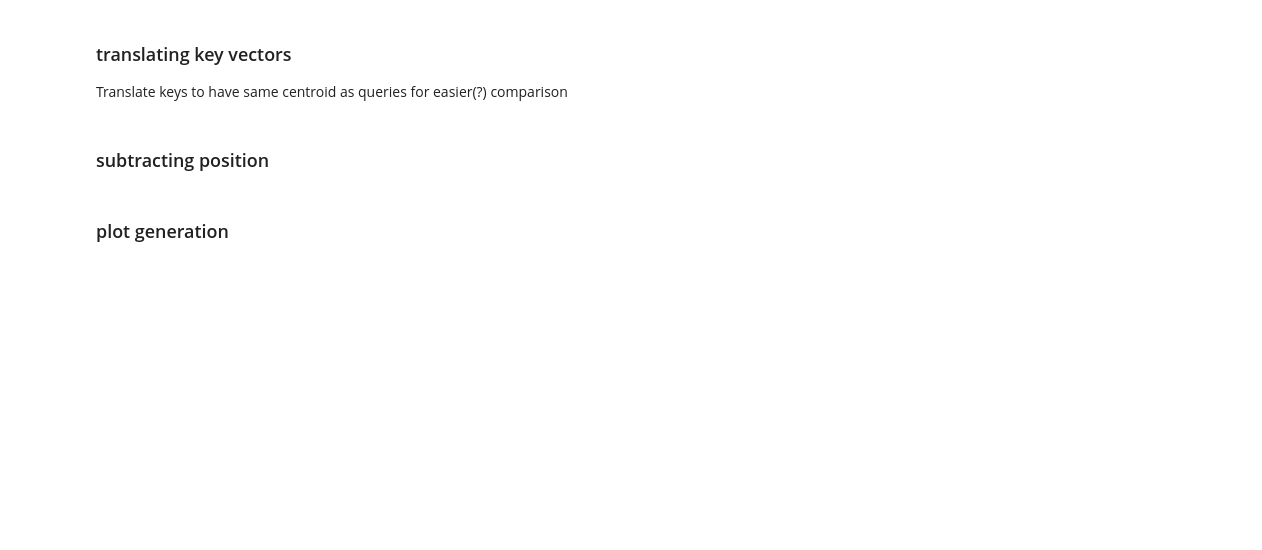
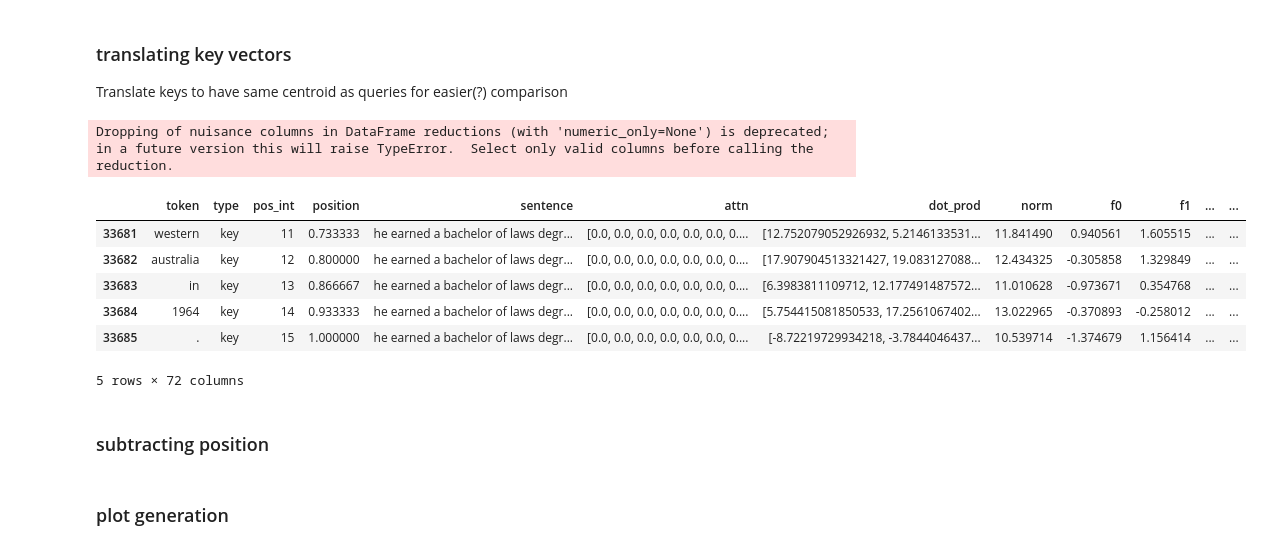
Before and after one commit to catherinesyeh/attention-exploration, a Jupyter notebook: attention.ipynb, the cells around one changed output. Drawn from its saved outputs; the diff is of its cells as text; code cells hidden in the pictures; blank space fills up the shorter version.

```diff
--- a/attention.ipynb
+++ b/attention.ipynb
@@ -1604,8 +1602,8 @@ print(differences[0])
 query_norms = []
 key_norms = []
 
-queries = attn_dict['queries']
-keys = attn_dict['keys']
+# queries = attn_dict['queries']
+# keys = attn_dict['keys']
 for layer in range(12):
     for head in range(12):
         norms_q = []
@@ -1888,13 +2091,23 @@ def translate_keys(df, df_keys, query_means, key_means):
 # %%
 # whole translation loop
 def translate_loop(df):
     query_means = find_q_means(df)
+    # query_means = find_q_means_selective(df)
     df_keys, key_means = find_k_means(df)
     df = translate_keys(df, df_keys, query_means, key_means)
     return df
 
-# df = translate_loop(df)
-# df.tail()
+df = translate_loop(df)
+df.tail()
+# %% [output]
+Dropping of nuisance columns in DataFrame reductions (with 'numeric_only=None') is deprecated; in a future version this will raise TypeError.  Select only valid columns before calling the reduction.
+|  | token | type | pos_int | position | sentence | attn | dot_prod | norm | f0 | f1 | ... | ... |
+| 33681 | western | key | 11 | 0.733333 | he earned a bachelor of laws degr... | [0.0, 0.0, 0.0, 0.0, 0.0, 0.0, 0.... | [12.752079052926932, 5.2146133531... | 11.841490 | 0.940561 | 1.605515 | ... | ... |
+| 33682 | australia | key | 12 | 0.800000 | he earned a bachelor of laws degr... | [0.0, 0.0, 0.0, 0.0, 0.0, 0.0, 0.... | [17.907904513321427, 19.083127088... | 12.434325 | -0.305858 | 1.329849 | ... | ... |
+| 33683 | in | key | 13 | 0.866667 | he earned a bachelor of laws degr... | [0.0, 0.0, 0.0, 0.0, 0.0, 0.0, 0.... | [6.3983811109712, 12.177491487572... | 11.010628 | -0.973671 | 0.354768 | ... | ... |
+| 33684 | 1964 | key | 14 | 0.933333 | he earned a bachelor of laws degr... | [0.0, 0.0, 0.0, 0.0, 0.0, 0.0, 0.... | [5.754415081850533, 17.2561067402... | 13.022965 | -0.370893 | -0.258012 | ... | ... |
+| 33685 | . | key | 15 | 1.000000 | he earned a bachelor of laws degr... | [0.0, 0.0, 0.0, 0.0, 0.0, 0.0, 0.... | [-8.72219729934218, -3.7844046437... | 10.539714 | -1.374679 | 1.156414 | ... | ... |
+5 rows × 72 columns
 # %% [markdown]
 ### subtracting position
 # %%
```
Also changed, not shown: parts of 29 cells of this notebook.
